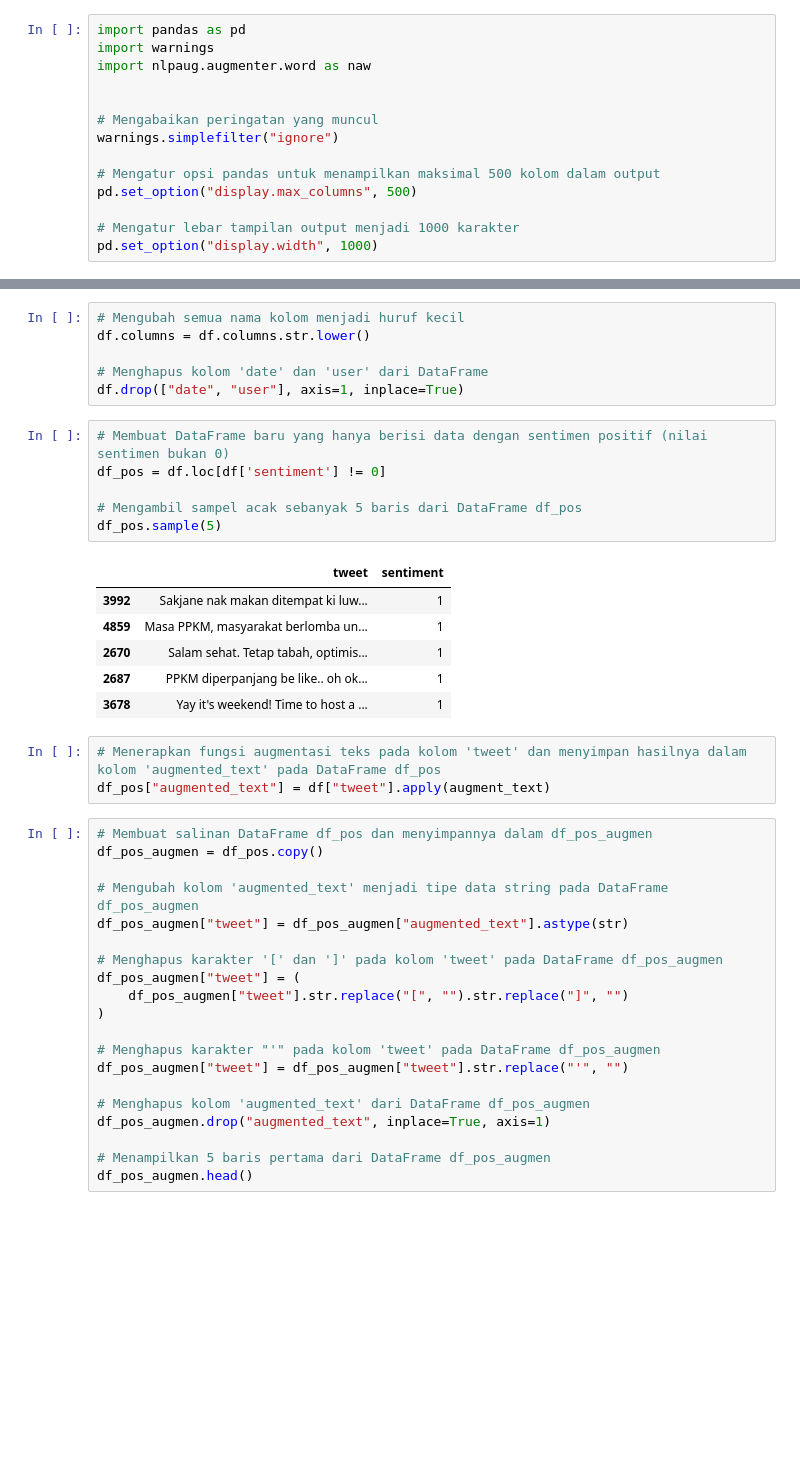
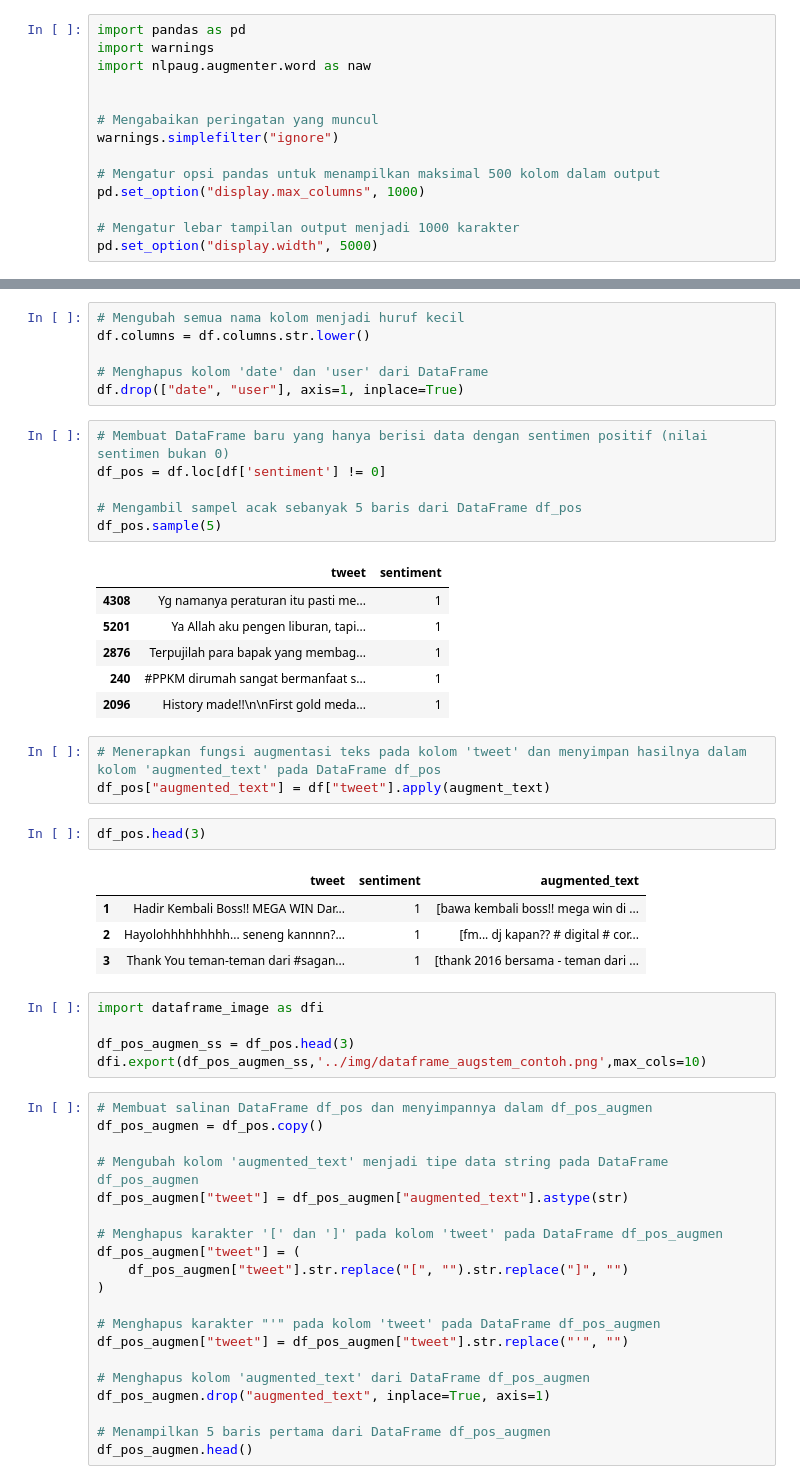
Before and after one commit to anggawidiarta/SentimentAnalysis-XGBoost, a Jupyter notebook: code/textaugmentation_data.ipynb, the cells around one changed output, grey strips where cells are left out. Cells and saved outputs as stored; diff of their text form; blank space fills up the shorter version.

```diff
--- a/code/textaugmentation_data.ipynb
+++ b/code/textaugmentation_data.ipynb
@@ -8,10 +8,10 @@ import nlpaug.augmenter.word as naw
 warnings.simplefilter("ignore")
 
 # Mengatur opsi pandas untuk menampilkan maksimal 500 kolom dalam output
-pd.set_option("display.max_columns", 500)
+pd.set_option("display.max_columns", 1000)
 
 # Mengatur lebar tampilan output menjadi 1000 karakter
-pd.set_option("display.width", 1000)
+pd.set_option("display.width", 5000)
 # %%
 # Membuat fungsi untuk melakukan augmentasi teks
 def augment_text(text):
@@ -52,14 +52,26 @@ df_pos = df.loc[df['sentiment'] != 0]
 df_pos.sample(5)
 # %% [output]
 |  | tweet | sentiment |
-| 3992 | Sakjane nak makan ditempat ki luw... | 1 |
-| 4859 | Masa PPKM, masyarakat berlomba un... | 1 |
-| 2670 | Salam sehat. Tetap tabah, optimis... | 1 |
-| 2687 | PPKM diperpanjang be like.. oh ok... | 1 |
-| 3678 | Yay it's weekend! Time to host a ... | 1 |
+| 4308 | Yg namanya peraturan itu pasti me... | 1 |
+| 5201 | Ya Allah aku pengen liburan, tapi... | 1 |
+| 2876 | Terpujilah para bapak yang membag... | 1 |
+| 240 | #PPKM dirumah sangat bermanfaat s... | 1 |
+| 2096 | History made!!\n\nFirst gold meda... | 1 |
 # %%
 # Menerapkan fungsi augmentasi teks pada kolom 'tweet' dan menyimpan hasilnya dalam kolom 'augmented_text' pada DataFrame df_pos
 df_pos["augmented_text"] = df["tweet"].apply(augment_text)
+# %%
+df_pos.head(3)
+# %% [output]
+|  | tweet | sentiment | augmented_text |
+| 1 | Hadir Kembali Boss!! MEGA WIN Dar... | 1 | [bawa kembali boss!! mega win di ... |
+| 2 | Hayolohhhhhhhhh... seneng kannnn?... | 1 | [fm... dj kapan?? # digital # cor... |
+| 3 | Thank You teman-teman dari #sagan... | 1 | [thank 2016 bersama - teman dari ... |
+# %%
+import dataframe_image as dfi
+
+df_pos_augmen_ss = df_pos.head(3)
+dfi.export(df_pos_augmen_ss,'../img/dataframe_augstem_contoh.png',max_cols=10)
 # %%
 # Membuat salinan DataFrame df_pos dan menyimpannya dalam df_pos_augmen
 df_pos_augmen = df_pos.copy()
```
Also changed, not shown: 4 other files.
